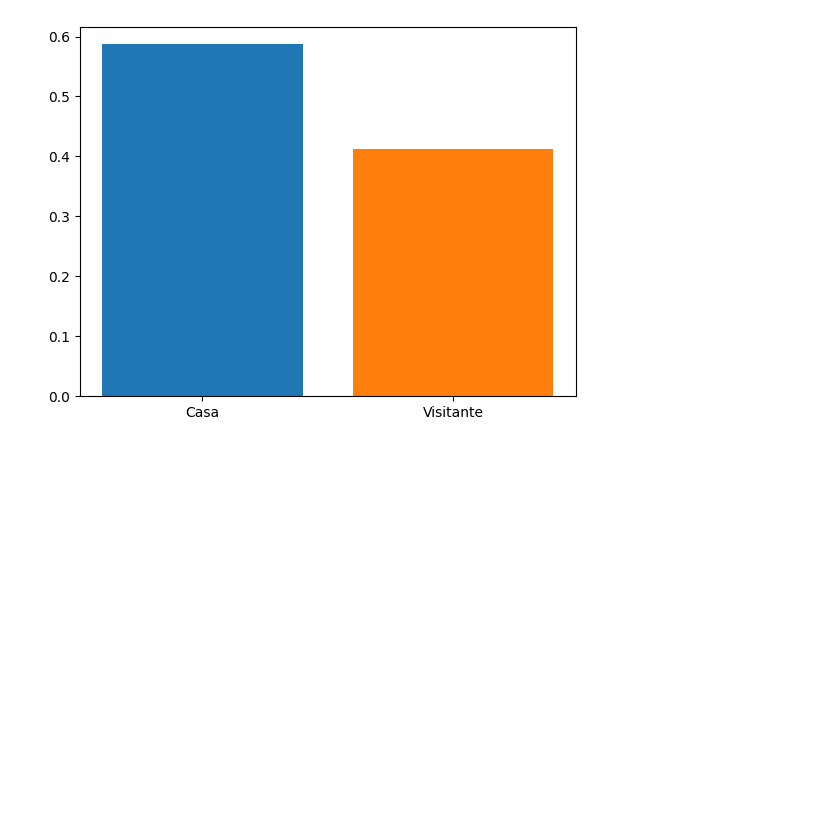
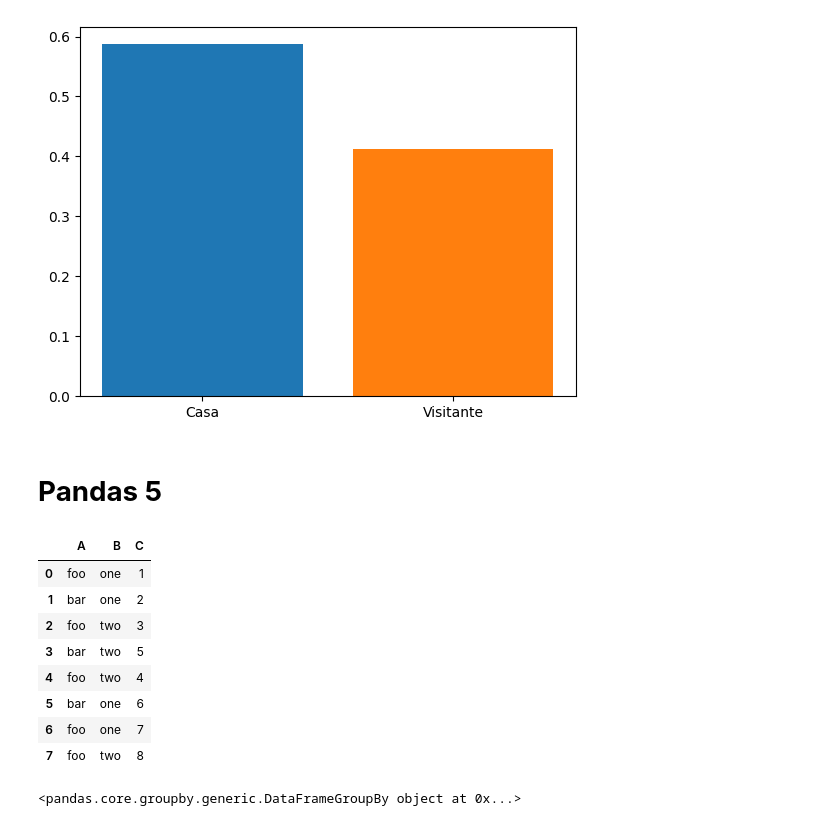
Before and after one commit to Happyuky7/UniversityClassProgramain2, a Jupyter notebook: Class19/class19.ipynb, the cells around one changed output. Cells and saved outputs as stored; diff of their text form; code cells hidden in the pictures; blank space fills up the shorter version.

```diff
--- a/Class19/class19.ipynb
+++ b/Class19/class19.ipynb
@@ -350,3 +350,28 @@ plt.bar(['Casa', 'Visitante'], total, color=['#1f77b4', '#ff7f0e'])
 plt.show()
 # %% [output]
 [figure]
+# %% [markdown]
+# **Pandas 5**
+# %%
+df3 = pd.DataFrame({
+        'A': ['foo', 'bar', 'foo', 'bar', 'foo', 'bar', 'foo', 'foo'],
+        'B': ['one', 'one', 'two', 'two', 'two', 'one', 'one', 'two'],
+        'C': [1, 2, 3, 5, 4, 6, 7, 8]
+     })
+
+df3
+# %% [output]
+|  | A | B | C |
+| 0 | foo | one | 1 |
+| 1 | bar | one | 2 |
+| 2 | foo | two | 3 |
+| 3 | bar | two | 5 |
+| 4 | foo | two | 4 |
+| 5 | bar | one | 6 |
+| 6 | foo | one | 7 |
+| 7 | foo | two | 8 |
+# %%
+grouped_df = df3.groupby('A')
+grouped_df
+# %% [output]
+<pandas.core.groupby.generic.DataFrameGroupBy object at 0x...>
```
Also changed, not shown: parts of 2 cells of this notebook, 2 other files.
